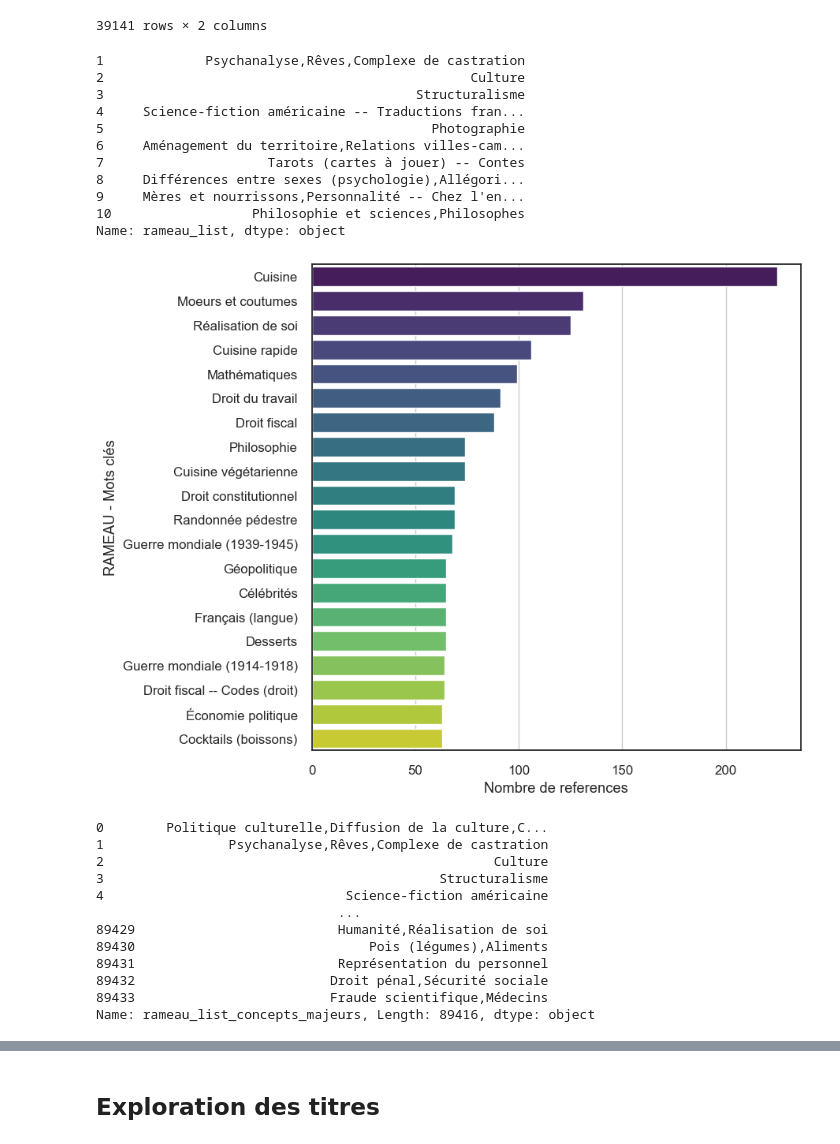
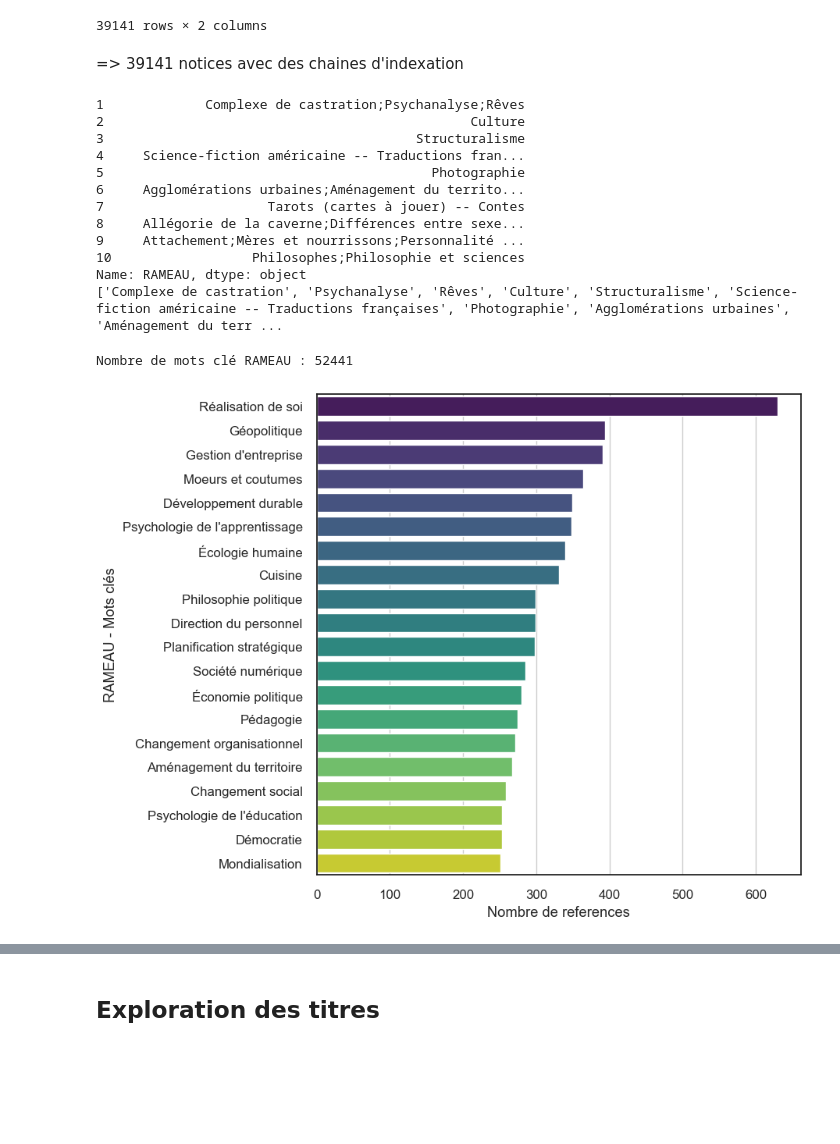
Before and after one commit to abes-esr/labo-indexationauto, a Jupyter notebook: preprocessing.ipynb, the cells around one changed output, grey strips where cells are left out. Cells and saved outputs as stored; diff of their text form; code cells hidden in the pictures; blank space fills up the shorter version.

```diff
--- a/preprocessing.ipynb
+++ b/preprocessing.ipynb
@@ -159,6 +159,9 @@ df.head()
 | 2 | 000021857 | Ruptures, cultures | Il faut imaginer Robinson sur son... | Culture | 840 |
 | 3 | 00002564X | La révolution structurale | Mutations ou crises, les brusques... | Structuralisme | 100 |
 | 4 | 000026352 | La Destruction du temple | Oswald tire sur Kennedy. Jusque-l... | Science-fiction américaine -- Tra... | 830 |
+# %%
+# Ajout d'une colonne description (Titre + resumé)
+df.loc[:,"description"] = df.loc[:, 'TITRE'] + ' ' + df.loc[:, 'RESUME']
 # %%
 # Vérification du format des colonnes
 df.info()
@@ -209,28 +213,38 @@ df.loc[df["test_tiret"]==True, ["PPN", "RAMEAU"]]
 | 89432 | 268365334 | Droit pénal;Sécurité sociale -- D... |
 | 89433 | 268367272 | Fraude scientifique -- Lutte cont... |
 39141 rows × 2 columns
+# %% [markdown]
+=> 39141 notices avec des chaines d'indexation
 # %%
-df["rameau_list"] = df["RAMEAU"].apply(lambda x: x.split(';')).apply(lambda x: ",".join(set(x)))
-df.loc[1:10, "rameau_list"]
+# Extraction des concepts
+df["rameau_list"] = df["RAMEAU"].apply(lambda x: x.split(';'))
+print(df.loc[1:10, "RAMEAU"])
+print(flatten(df.loc[1:10, "rameau_list"]))
 # %% [output]
-1             Psychanalyse,Rêves,Complexe de castration
+1             Complexe de castration;Psychanalyse;Rêves
 2                                               Culture
 3                                        Structuralisme
 4     Science-fiction américaine -- Traductions fran...
 5                                          Photographie
-6     Aménagement du territoire,Relations villes-cam...
+6     Agglomérations urbaines;Aménagement du territo...
 7                     Tarots (cartes à jouer) -- Contes
-8     Différences entre sexes (psychologie),Allégori...
-9     Mères et nourrissons,Personnalité -- Chez l'en...
-10                  Philosophie et sciences,Philosophes
-Name: rameau_list, dtype: object
+8     Allégorie de la caverne;Différences entre sexe...
+9     Attachement;Mères et nourrissons;Personnalité ...
+10                  Philosophes;Philosophie et sciences
+Name: RAMEAU, dtype: object
+['Complexe de castration', 'Psychanalyse', 'Rêves', 'Culture', 'Structuralisme', 'Science-fiction américaine -- Traductions françaises', 'Photographie', 'Agglomérations urbaines', 'Aménagement du terr ...
+# %%
+rameau_list = flatten(df["rameau_list"])
+print(f"Nombre de mots clé RAMEAU :", len(set(rameau_list)))
+# %% [output]
+Nombre de mots clé RAMEAU : 52441
 # %%
 plot_barplot_of_tags(
-    tags_list=df.loc[:, 'rameau_list'],
+    tags_list=rameau_list,
     nb_of_tags=20,
     xlabel="Nombre de references",
     ylabel="RAMEAU - Mots clés",
     figsave='figures/barplot_Rameau_keywords.png',
     figsize=(8, 8))
 # %% [output]
-[figure, old version]
+[figure, new version]
@@ -245,15 +250,0 @@ for i in df.index:
-# %%
-df["rameau_list_concepts_majeurs"]
-# %% [output]
-0        Politique culturelle,Diffusion de la culture,C...
-1                Psychanalyse,Rêves,Complexe de castration
-2                                                  Culture
-3                                           Structuralisme
-4                               Science-fiction américaine
-                               ...
-89429                          Humanité,Réalisation de soi
-89430                              Pois (légumes),Aliments
-89431                          Représentation du personnel
-89432                         Droit pénal,Sécurité sociale
-89433                         Fraude scientifique,Médecins
-Name: rameau_list_concepts_majeurs, Length: 89416, dtype: object
```
Also changed, not shown: parts of 37 cells of this notebook, 1 other file.
